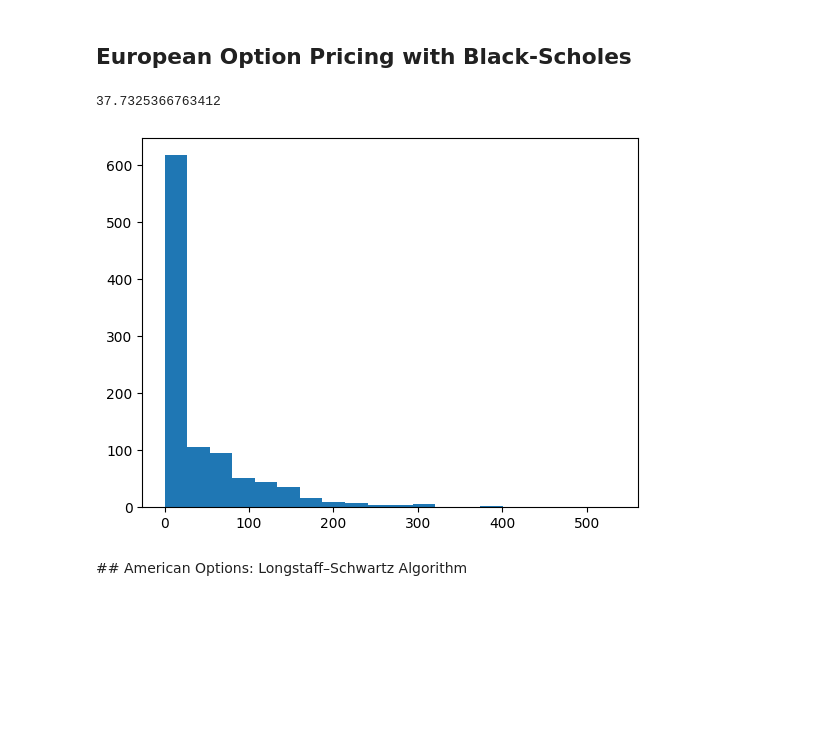
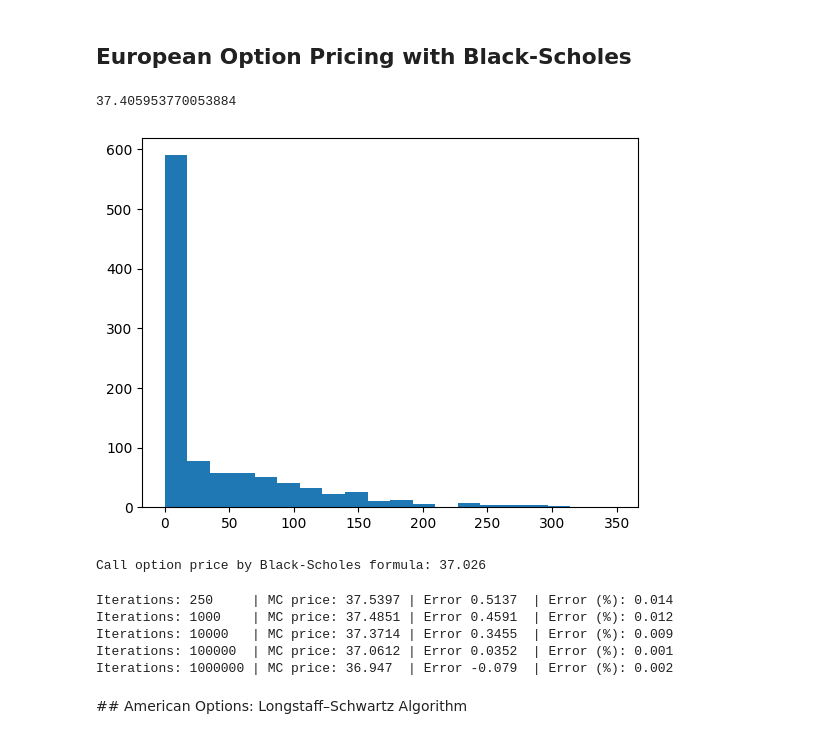
Before and after one commit to kokkuapples/ExploringOptionPricing, a Jupyter notebook: option_pricing.ipynb, the cells around one changed output. Drawn from its saved outputs; the diff is of its cells as text; code cells hidden in the pictures; blank space fills up the shorter version.

Commit message:
add benchmark with bs formula

```diff
--- a/option_pricing.ipynb
+++ b/option_pricing.ipynb
@@ -97,24 +90,49 @@ drwxr-xr-x   3 kokku  staff      96  5 nov 19:35 .ipynb_checkpoints
 # %% [markdown]
 ## European Option Pricing with Black-Scholes
 # %%
-T = 252
-N = 1000 #250
-#r = 0.05
-K = 230
+def monte_carlo_pricing(N, r, sigma, T, K, close):
+    S0 = close.iloc[-1].values[0]
+    Z = np.random.standard_normal(N)
+    ST = S0 * np.exp((r - 0.5 * sigma**2) * T + sigma * np.sqrt(T) * Z)
 
-S0 = close.iloc[-1].values[0]
-Z = np.random.standard_normal(N)
-ST = S0 * np.exp((r - 0.5 * sigma**2) * T + sigma * np.sqrt(T) * Z)
+    payoff = np.maximum(ST - K, 0)
+    price = np.exp(-r*T) * np.mean(payoff)
 
-payoff = np.maximum(ST - K, 0)
-price = np.exp(-r*T) * np.mean(payoff)
+    return price
 # %%
+price = monte_carlo_pricing(N, r, sigma, T, K, close)
+
 print(price)
 plt.hist(payoff, bins=20)
 plt.show()
 # %% [output]
-37.7325366763412
+37.405953770053884
-[figure, old version]
+[figure, new version]
+# %%
+# We implement black scholes formula for european option to compare the value with the mc method
+from scipy.stats import norm
+
+d1 = (np.log(S0/K) + (r + 0.5*sigma**2)*T) / (sigma*np.sqrt(T))
+d2 = d1 - sigma*np.sqrt(T)
+
+C = S0*norm.cdf(d1) - K*np.exp(-r*T)*norm.cdf(d2)
+bs_price = C[0]
+
+print(f"Call option price by Black-Scholes formula: {round(bs_price, 4)}")
+# %% [output]
+Call option price by Black-Scholes formula: 37.026
+# %%
+Nvalues = [250, 1000, 10_000, 100_000, 1_000_000]
+
+for N in Nvalues:
+    price = monte_carlo_pricing(N, r, sigma, T, K, close)
+    print(f"Iterations: {N:<7} | MC price: {round(price, 4):<7} | Error {round(price-bs_price, 4):<7} | Error (%): {abs(round((price-bs_price)/bs_price, 3))}")
+# %% [output]
+Iterations: 250     | MC price: 37.5397 | Error 0.5137  | Error (%): 0.014
+Iterations: 1000    | MC price: 37.4851 | Error 0.4591  | Error (%): 0.012
+Iterations: 10000   | MC price: 37.3714 | Error 0.3455  | Error (%): 0.009
+Iterations: 100000  | MC price: 37.0612 | Error 0.0352  | Error (%): 0.001
+Iterations: 1000000 | MC price: 36.947  | Error -0.079  | Error (%): 0.002
 # %% [markdown]
 ## American Options: Longstaff–Schwartz Algorithm
 # %%
```
Also changed, not shown: parts of 6 cells of this notebook.
